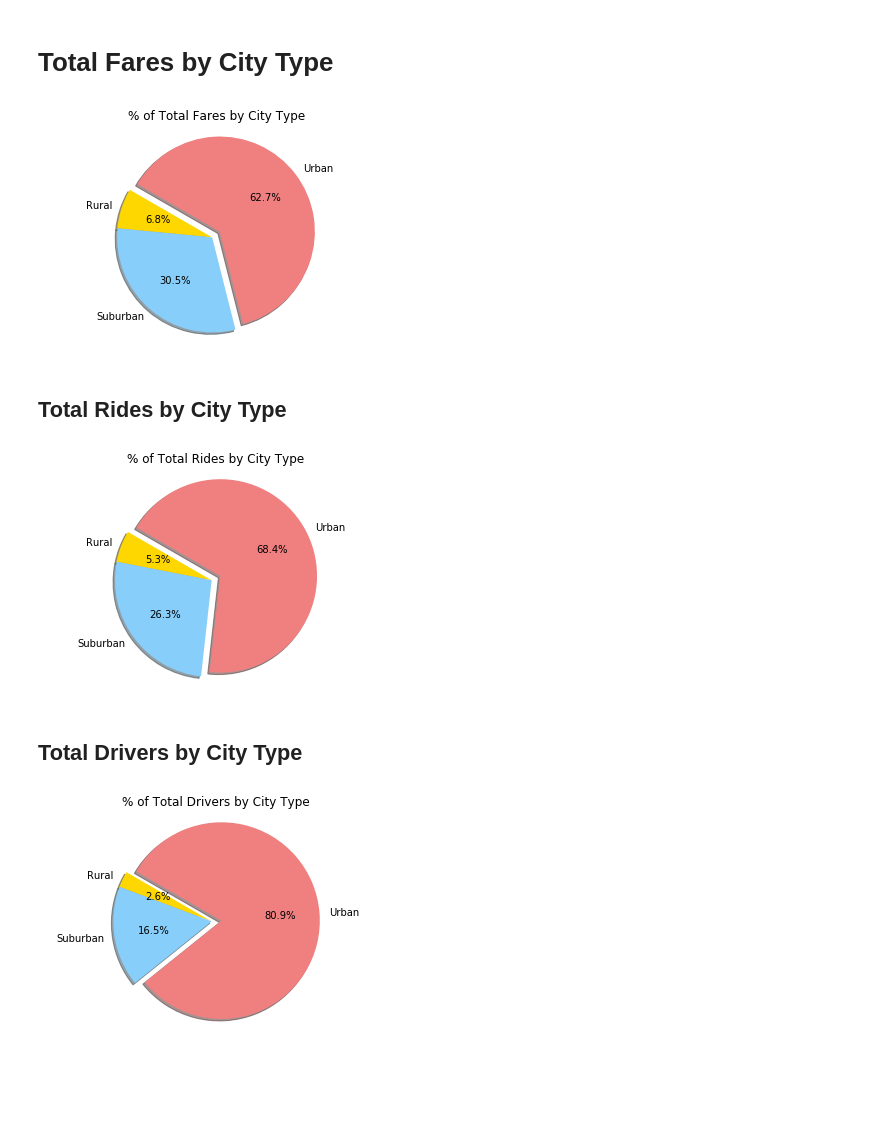
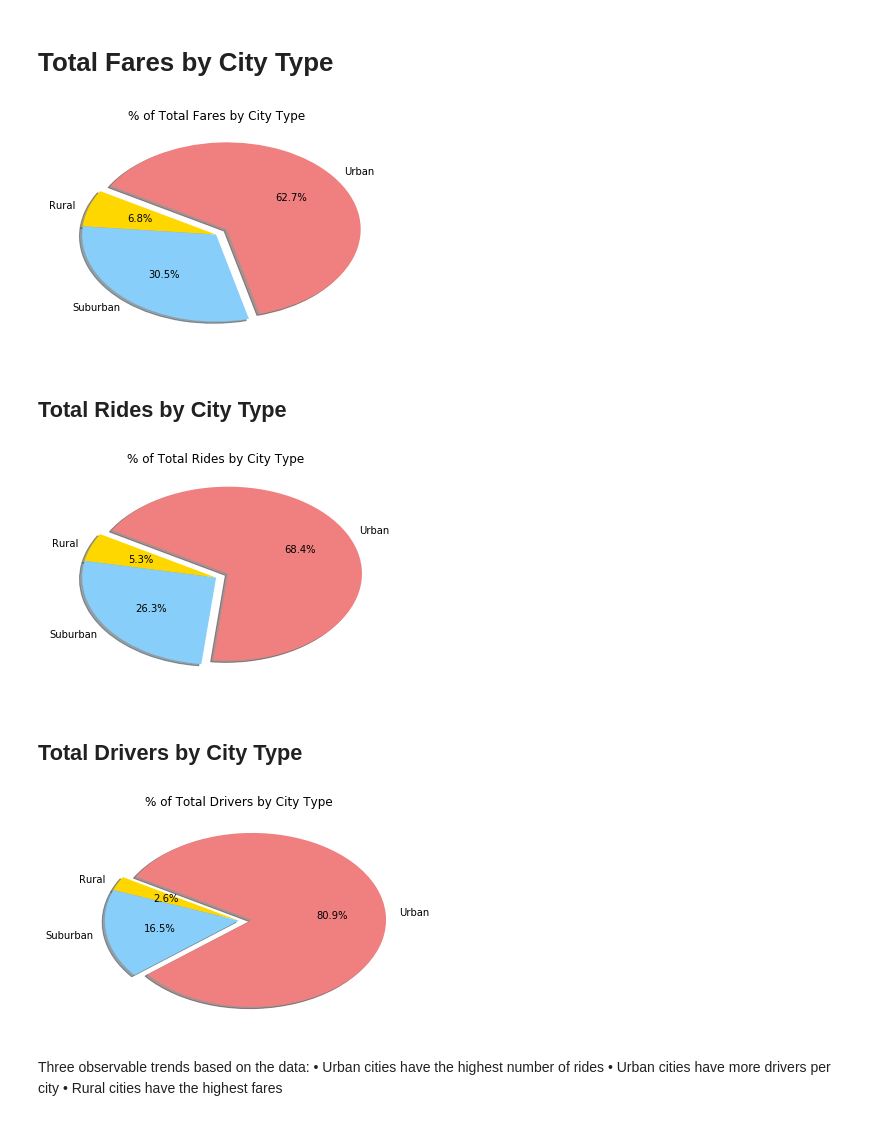
Before and after one commit to karemolav/Matplotlib_Homework, a Jupyter notebook: Pyber.ipynb, the cells around one changed output. Cells and saved outputs as stored; diff of their text form; code cells hidden in the pictures; blank space fills up the shorter version.

```diff
--- a/Pyber.ipynb
+++ b/Pyber.ipynb
@@ -153,11 +153,10 @@ explode = (0, 0, 0.1)
 colors = ['gold', 'lightskyblue', 'lightcoral']
 plt.pie(TotalFaresbyCitydf, explode=explode, labels=ByCitydf.groups, colors=colors,
         autopct='%1.1f%%',shadow=True, startangle=150)
-plt.axis('equal')
 plt.title("% of Total Fares by City Type")
 plt.show()
 # %% [output]
-[figure, old version]
+[figure, new version]
 # %% [markdown]
 ## Total Rides by City Type
 # %%
@@ -168,24 +167,27 @@ explode = (0, 0, 0.1)
 colors = ['gold', 'lightskyblue', 'lightcoral']
 plt.pie(TotalRidesbyCitydf, explode=explode, labels=ByCitydf.groups, colors=colors,
         autopct='%1.1f%%',shadow=True, startangle=150)
-plt.axis('equal')
 plt.title("% of Total Rides by City Type")
 plt.show()
 # %% [output]
-[figure, old version]
+[figure, new version]
 # %% [markdown]
 ## Total Drivers by City Type
 # %%
 #Total Drivers by city type
 Drivers_df = merged_data.drop_duplicates(['city'], keep='first')
 Total_Driversdf= Drivers_df.groupby('type').sum()['driver_count']
 # Create pie chart
 explode = (0, 0, 0.1)
 colors = ['gold', 'lightskyblue', 'lightcoral']
 plt.pie(Total_Driversdf, explode=explode, labels=ByCitydf.groups, colors=colors,
         autopct='%1.1f%%',shadow=True, startangle=150)
-plt.axis('equal')
 plt.title("% of Total Drivers by City Type")
 plt.show()
 # %% [output]
-[figure, old version]
+[figure, new version]
+# %% [markdown]
+Three observable trends based on the data:
+•	Urban cities have the highest number of rides
+•	Urban cities have more drivers per city
+•	Rural cities have the highest fares
```
